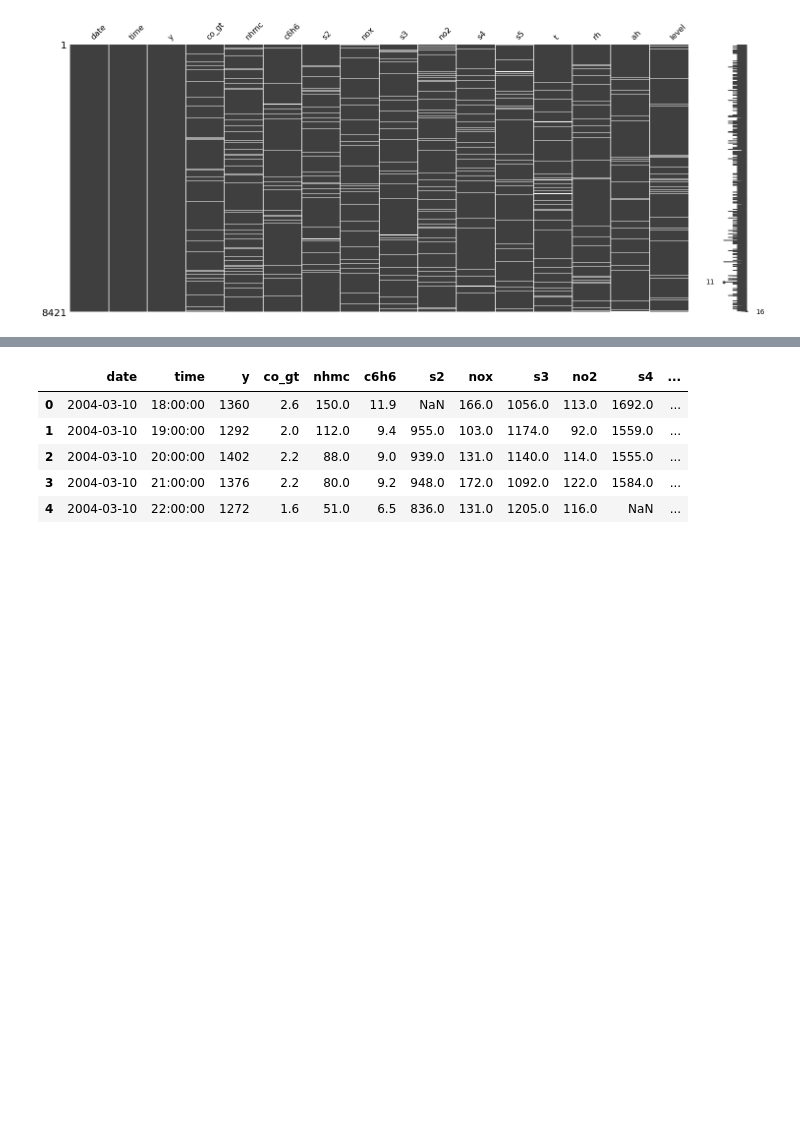
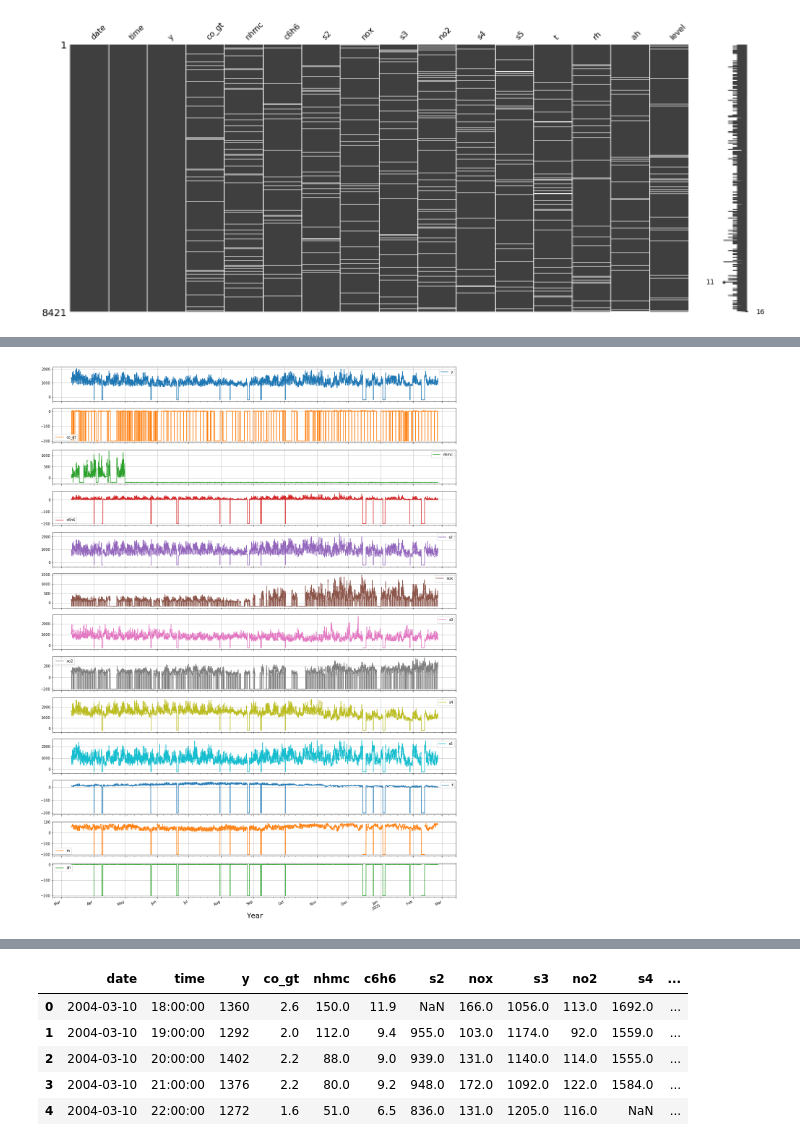
Before and after one commit to DuongVu39/Code_Challenge, a Jupyter notebook: src/task2/Task2.ipynb, the cells around one changed output, grey strips where cells are left out. Cells and saved outputs as stored; diff of their text form; code cells hidden in the pictures; blank space fills up the shorter version.

```diff
--- a/src/task2/Task2.ipynb
+++ b/src/task2/Task2.ipynb
@@ -60,0 +79,4 @@ msn.bar(df)
+# %%
+df['Datetime'] = pd.to_datetime(df['date'] + ' ' + df['time'])
+df = df.sort_values('Datetime')
+df = df.set_index('Datetime')
@@ -60,0 +103,5 @@ msn.bar(df)
+# %%
+df.plot(figsize=(20,30), grid=True, subplots=True)
+plt.xlabel('Year', fontsize=20);
+# %% [output]
+[figure, added]
```
Also changed, not shown: parts of 35 cells of this notebook, 12 other files.
